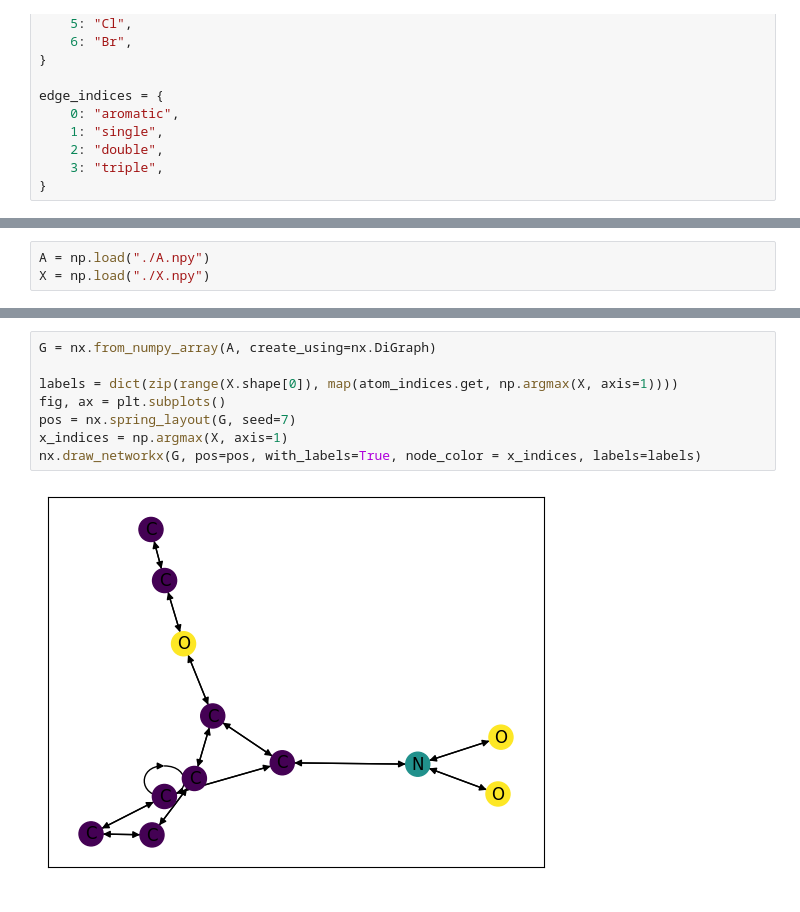
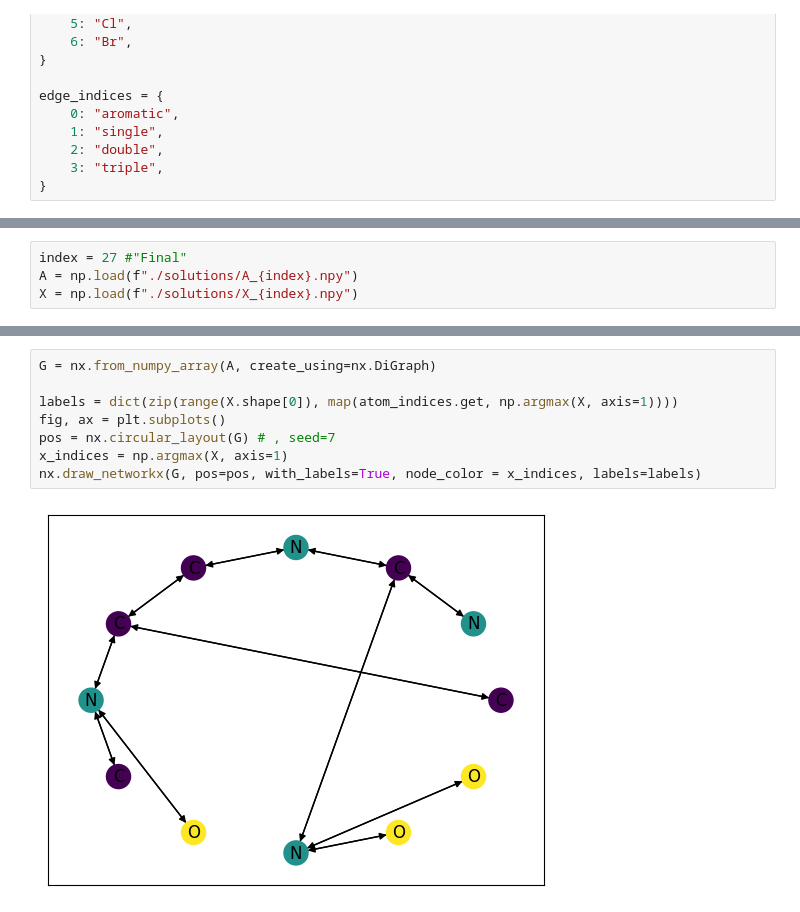
Before and after one commit to blake-gaines/MIPExplainer, a Jupyter notebook: test.ipynb, the cells around one changed output, grey strips where cells are left out. Cells and saved outputs as stored; diff of their text form.

```diff
--- a/test.ipynb
+++ b/test.ipynb
@@ -44,4 +47,5 @@ GNN(
 )
 # %%
-A = np.load("./A.npy")
-X = np.load("./X.npy")
+index = 27 #"Final"
+A = np.load(f"./solutions/A_{index}.npy")
+X = np.load(f"./solutions/X_{index}.npy")
@@ -72,10 +52,10 @@ array([[-0.,  1., -0., -0., -0., -0., -0., -0., -0., -0., -0., -0.],
 # %%
 G = nx.from_numpy_array(A, create_using=nx.DiGraph)
 
 labels = dict(zip(range(X.shape[0]), map(atom_indices.get, np.argmax(X, axis=1))))
 fig, ax = plt.subplots()
-pos = nx.spring_layout(G, seed=7)
+pos = nx.circular_layout(G) # , seed=7
 x_indices = np.argmax(X, axis=1)
 nx.draw_networkx(G, pos=pos, with_labels=True, node_color = x_indices, labels=labels)
 # %% [output]
-[figure, old version]
+[figure, new version]
```
Also changed, not shown: parts of 8 cells of this notebook.
